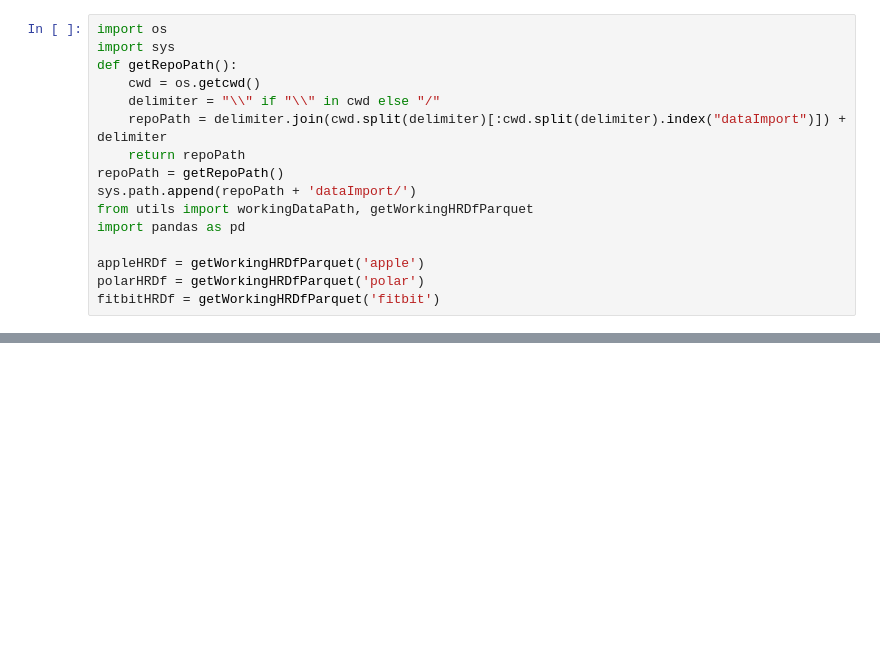
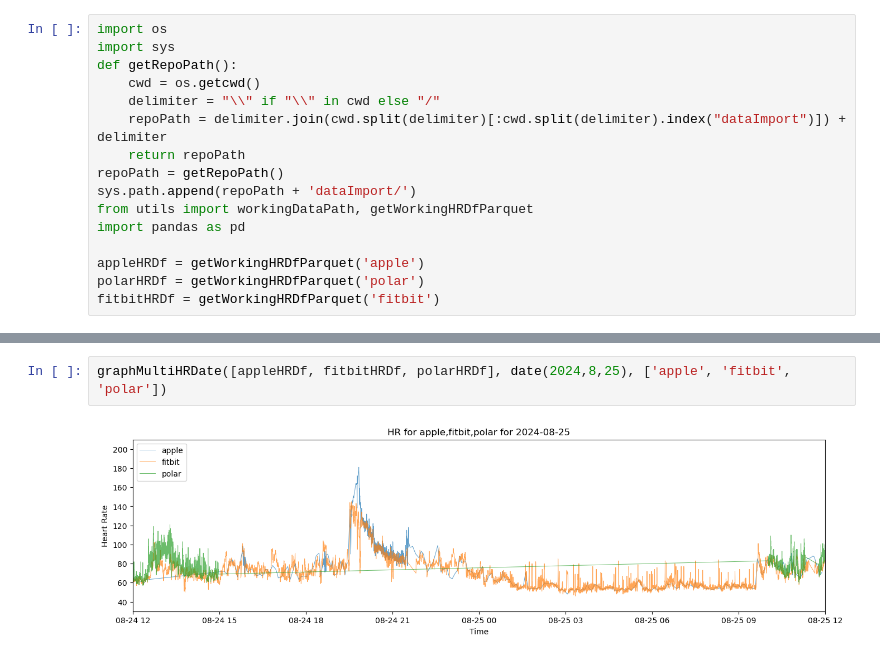
Before and after one commit to AbhikChowdhury6/dataImport, a Jupyter notebook: analyisis/graphingMultipleHrsDate.ipynb, the cells around one changed output, grey strips where cells are left out. Drawn from its saved outputs; the diff is of its cells as text; blank space fills up the shorter version.

```diff
--- a/analyisis/graphingMultipleHrsDate.ipynb
+++ b/analyisis/graphingMultipleHrsDate.ipynb
@@ -54,0 +57,4 @@ graphMultiHRDate([appleHRDf, fitbitHRDf, polarHRDf], date(2024,8,23), ['apple',
+# %%
+graphMultiHRDate([appleHRDf, fitbitHRDf, polarHRDf], date(2024,8,25), ['apple', 'fitbit', 'polar'])
+# %% [output]
+[figure, added]
```
Also changed, not shown: parts of 5 cells of this notebook, 7 other files.
